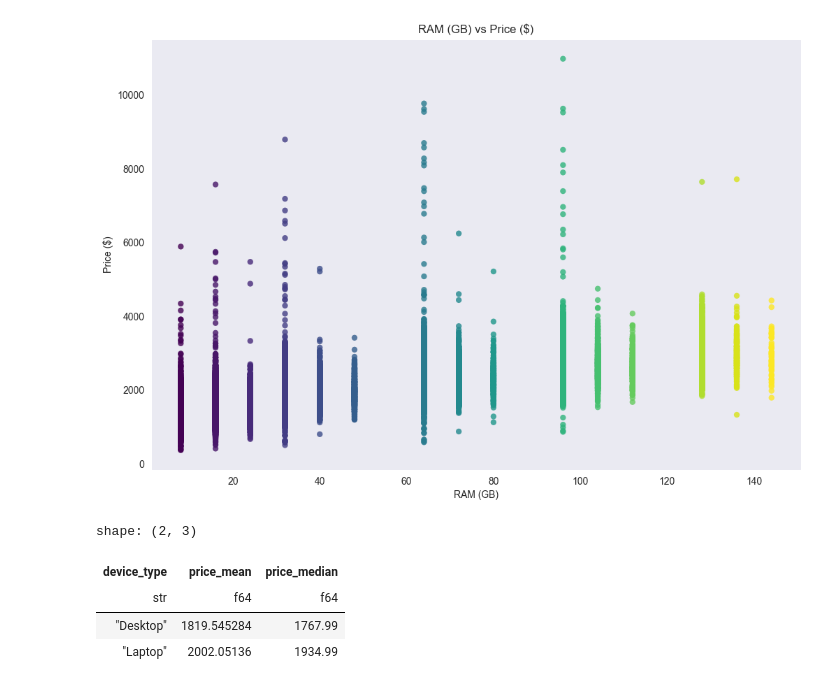
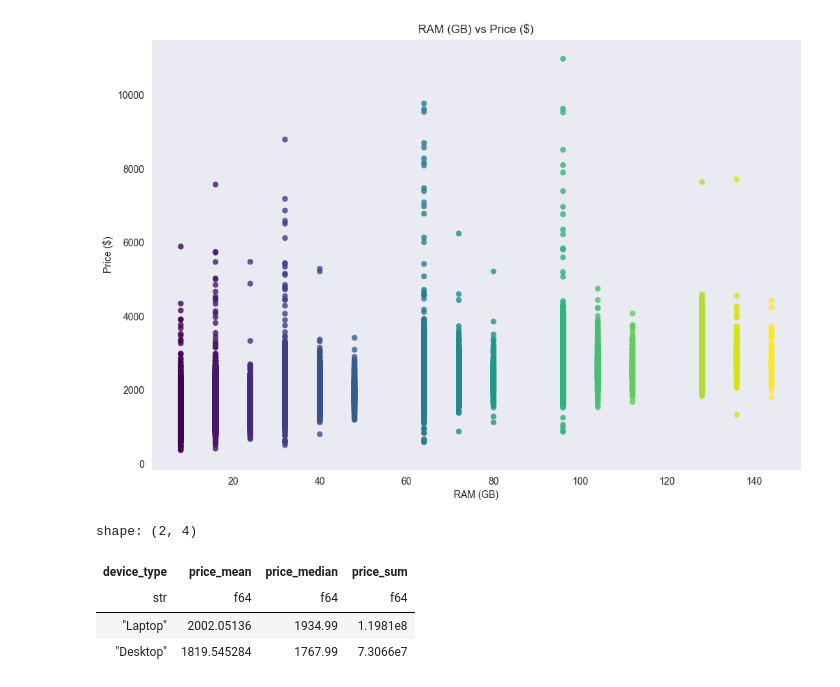
Before and after one commit to ZygimantasB/polars_library, a Jupyter notebook: kaggle/All Computer Prices.ipynb, the cells around one changed output. Saved outputs shown, nothing was run; the diff lists cells and outputs as text; code cells hidden in the pictures.

Commit message:
Add new aggregations to "All Computer Prices" notebook, including price sum by device type and mean price by CPU tier. Add bar chart visualization for CPU tier price distribution.

```diff
--- a/kaggle/All Computer Prices.ipynb
+++ b/kaggle/All Computer Prices.ipynb
@@ -331,18 +331,19 @@ plt.show()
 # %%
 df.select(
     pl.col('device_type', 'price')
 ).filter(
     (pl.col('device_type') == 'Desktop') |
     (pl.col('device_type') == 'Laptop')
 ).group_by(
     pl.col('device_type')
 ).agg(
     pl.mean('price').alias('price_mean'),
-    pl.median('price').alias('price_median')
+    pl.median('price').alias('price_median'),
+    pl.sum('price').alias('price_sum'),
 )
 # %% [output]
-shape: (2, 3)
+shape: (2, 4)
-| device_type | price_mean | price_median |
-| str | f64 | f64 |
-| "Desktop" | 1819.545284 | 1767.99 |
-| "Laptop" | 2002.05136 | 1934.99 |
+| device_type | price_mean | price_median | price_sum |
+| str | f64 | f64 | f64 |
+| "Laptop" | 2002.05136 | 1934.99 | 1.1981e8 |
+| "Desktop" | 1819.545284 | 1767.99 | 7.3066e7 |
```
Also changed, not shown: parts of 3 cells of this notebook.
